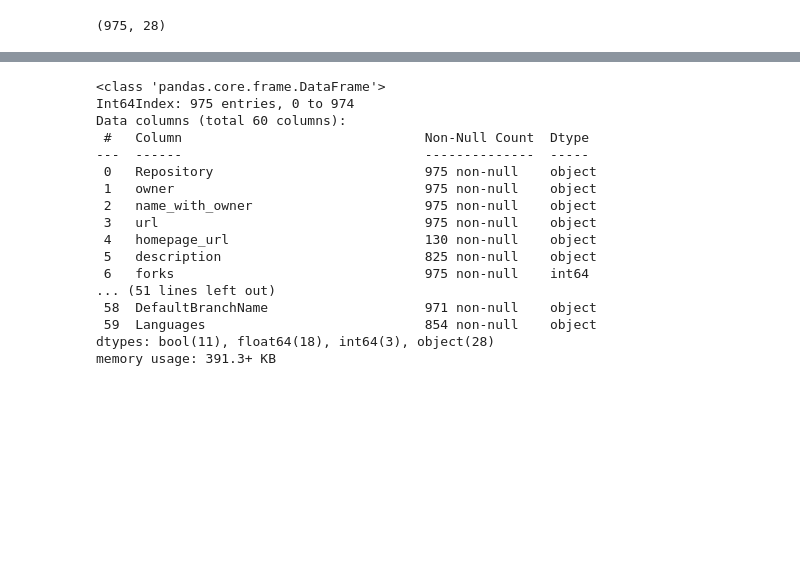
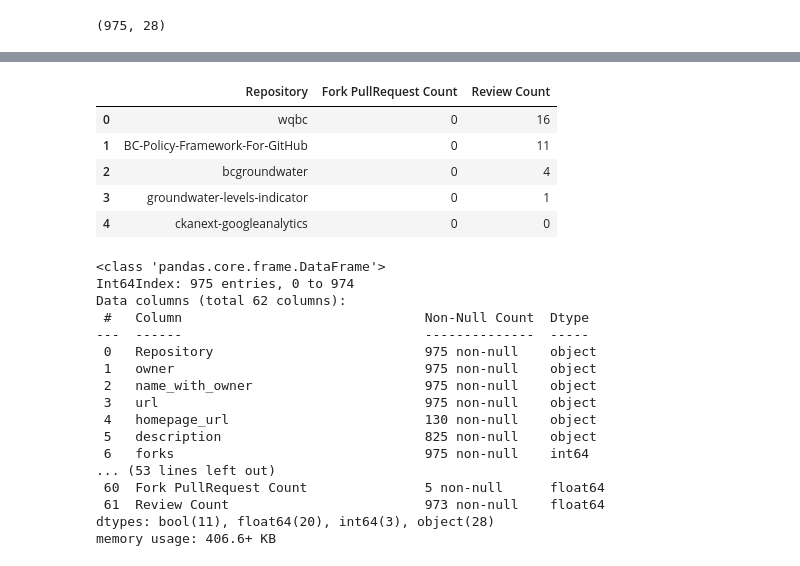
Before and after one commit to bcgov/github-optimization, a Jupyter notebook: notebook/bcgov-repos.ipynb, the cells around one changed output, grey strips where cells are left out. Saved outputs shown, nothing was run; the diff lists cells and outputs as text; code cells hidden in the pictures; blank space fills up the shorter version.

```diff
--- a/notebook/bcgov-repos.ipynb
+++ b/notebook/bcgov-repos.ipynb
@@ -176,24 +176,15 @@ df_rm.head()
 | 2 | bcgroundwater | bcgov | bcgov/bcgroundwater | https://github.com/bcgov/bcground... | NaN | An R package to facilitate analys... | 4 | False | False | ... |
 | 3 | groundwater-levels-indicator | bcgov | bcgov/groundwater-levels-indicator | https://github.com/bcgov/groundwa... | NaN | R scripts for an indicator on lon... | 6 | False | False | ... |
 | 4 | ckanext-googleanalytics | bcgov | bcgov/ckanext-googleanalytics | https://github.com/bcgov/ckanext-... | NaN | CKAN extension to integrate Googl... | 1 | True | False | ... |
-# %%
-df_rm.info()
-df_rm.to_csv(os.getcwd() + '/dat/master.csv')
-# %% [output]
-<class 'pandas.core.frame.DataFrame'>
-Int64Index: 975 entries, 0 to 974
-Data columns (total 60 columns):
- #   Column                               Non-Null Count  Dtype
----  ------                               --------------  -----
- 0   Repository                           975 non-null    object
- 1   owner                                975 non-null    object
- 2   name_with_owner                      975 non-null    object
- 3   url                                  975 non-null    object
- 4   homepage_url                         130 non-null    object
- 5   description                          825 non-null    object
- 6   forks                                975 non-null    int64
-... (51 lines left out)
- 58  DefaultBranchName                    971 non-null    object
- 59  Languages                            854 non-null    object
-dtypes: bool(11), float64(18), int64(3), object(28)
-memory usage: 391.3+ KB
+# %%
+df_forks = parse_file('repository-fork-pr.csv')
+df_pr = parse_file('repository-pr.csv')
+
+df_pr.head()
+# %% [output]
+|  | Repository | Fork PullRequest Count | Review Count |
+| 0 | wqbc | 0 | 16 |
+| 1 | BC-Policy-Framework-For-GitHub | 0 | 11 |
+| 2 | bcgroundwater | 0 | 4 |
+| 3 | groundwater-levels-indicator | 0 | 1 |
+| 4 | ckanext-googleanalytics | 0 | 0 |
@@ -199,0 +194,21 @@ memory usage: 391.3+ KB
+# %%
+df_rm.info()
+# df_rm.to_csv(os.getcwd() + '/dat/master.csv')
+# %% [output]
+<class 'pandas.core.frame.DataFrame'>
+Int64Index: 975 entries, 0 to 974
+Data columns (total 62 columns):
+ #   Column                               Non-Null Count  Dtype
+---  ------                               --------------  -----
+ 0   Repository                           975 non-null    object
+ 1   owner                                975 non-null    object
+ 2   name_with_owner                      975 non-null    object
+ 3   url                                  975 non-null    object
+ 4   homepage_url                         130 non-null    object
+ 5   description                          825 non-null    object
+ 6   forks                                975 non-null    int64
+... (53 lines left out)
+ 60  Fork PullRequest Count               5 non-null      float64
+ 61  Review Count                         973 non-null    float64
+dtypes: bool(11), float64(20), int64(3), object(28)
+memory usage: 406.6+ KB
```
Also changed, not shown: parts of 1 cell of this notebook, 23 other files.
